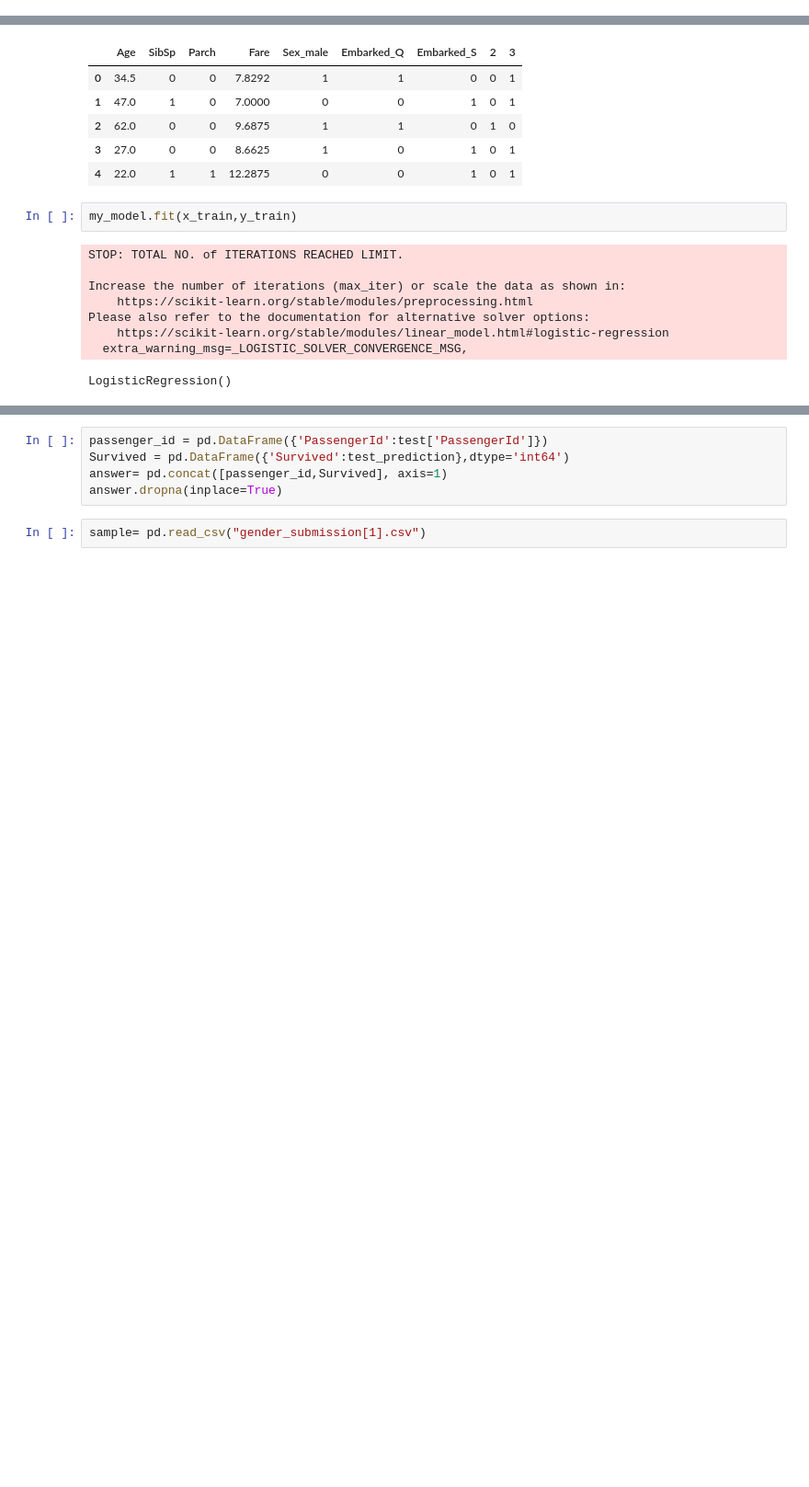
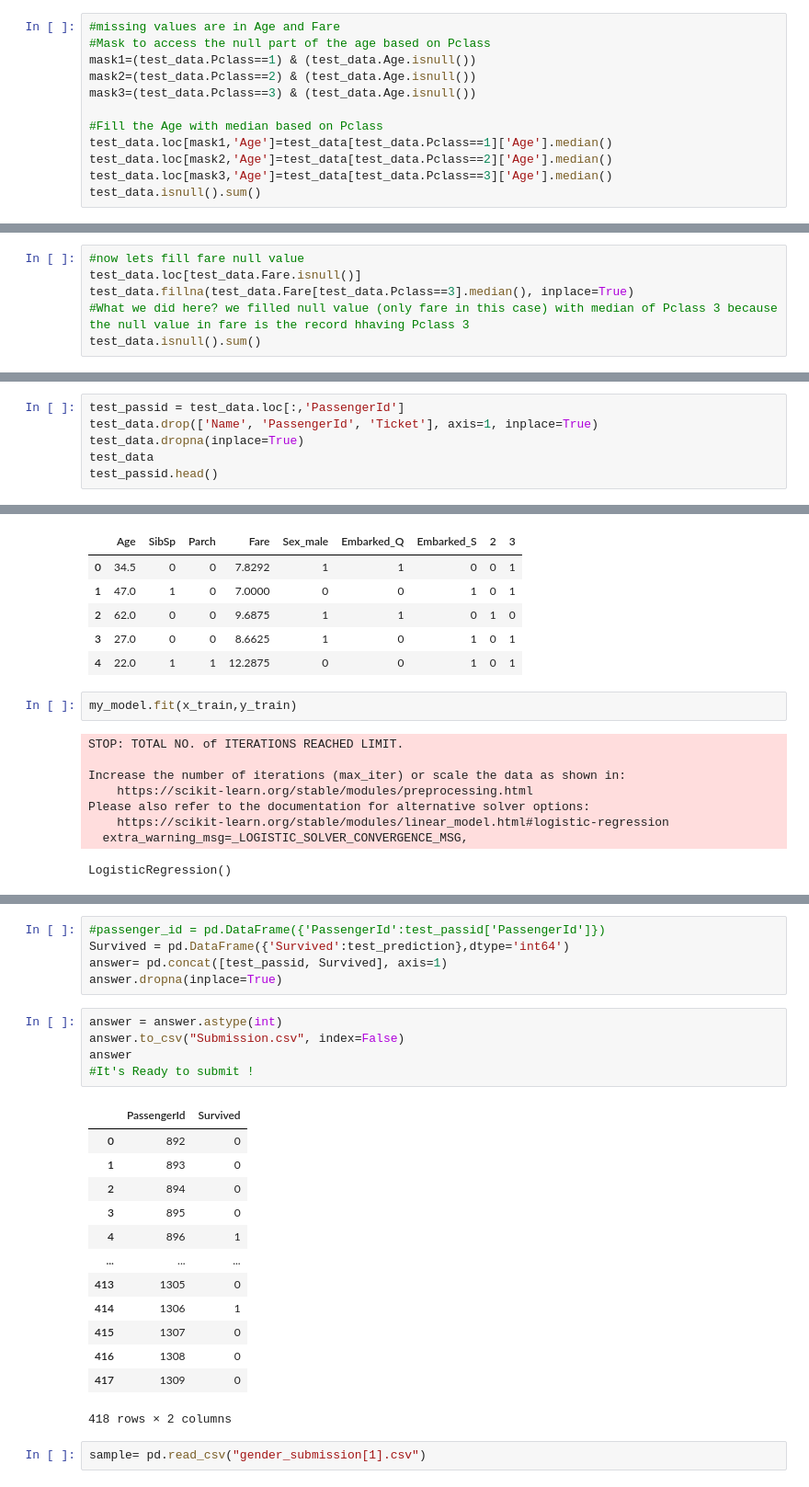
Before and after one commit to MrVersatile007/Kaggle-Titanic, a Jupyter notebook: Titanic_Project.ipynb, the cells around one changed output, grey strips where cells are left out. Shown at 92% size. Saved outputs shown, nothing was run; the diff lists cells and outputs as text; blank space fills up the shorter version.

```diff
--- a/Titanic_Project.ipynb
+++ b/Titanic_Project.ipynb
@@ -286,0 +316,12 @@ test_data.dropna(inplace=True)
+# %%
+#missing values are in Age and Fare
+#Mask to access the null part of the age based on Pclass
+mask1=(test_data.Pclass==1) & (test_data.Age.isnull())
+mask2=(test_data.Pclass==2) & (test_data.Age.isnull())
+mask3=(test_data.Pclass==3) & (test_data.Age.isnull())
+
+#Fill the Age with median based on Pclass
+test_data.loc[mask1,'Age']=test_data[test_data.Pclass==1]['Age'].median()
+test_data.loc[mask2,'Age']=test_data[test_data.Pclass==2]['Age'].median()
+test_data.loc[mask3,'Age']=test_data[test_data.Pclass==3]['Age'].median()
+test_data.isnull().sum()
@@ -286,0 +340,6 @@ test_data.dropna(inplace=True)
+# %%
+#now lets fill fare null value
+test_data.loc[test_data.Fare.isnull()]
+test_data.fillna(test_data.Fare[test_data.Pclass==3].median(), inplace=True)
+#What we did here? we filled null value (only fare in this case) with median of Pclass 3 because the null value in fare is the record hhaving Pclass 3
+test_data.isnull().sum()
@@ -286,0 +358,6 @@ test_data.dropna(inplace=True)
+# %%
+test_passid = test_data.loc[:,'PassengerId']
+test_data.drop(['Name', 'PassengerId', 'Ticket'], axis=1, inplace=True)
+test_data.dropna(inplace=True)
+test_data
+test_passid.head()
@@ -333,7 +420,26 @@ array([0, 0, 0, 0, 1, 0, 1, 0, 1, 0, 0, 1, 0, 1, 1, 0, 0, 1, 1, 0, 0, 1,
 # %%
-passenger_id = pd.DataFrame({'PassengerId':test['PassengerId']})
+#passenger_id = pd.DataFrame({'PassengerId':test_passid['PassengerId']})
 Survived = pd.DataFrame({'Survived':test_prediction},dtype='int64')
-answer= pd.concat([passenger_id,Survived], axis=1)
+answer= pd.concat([test_passid, Survived], axis=1)
 answer.dropna(inplace=True)
+# %%
+answer = answer.astype(int)
+answer.to_csv("Submission.csv", index=False)
+answer
+#It's Ready to submit !
+# %% [output]
+|  | PassengerId | Survived |
+| 0 | 892 | 0 |
+| 1 | 893 | 0 |
+| 2 | 894 | 0 |
+| 3 | 895 | 0 |
+| 4 | 896 | 1 |
+| ... | ... | ... |
+| 413 | 1305 | 0 |
+| 414 | 1306 | 1 |
+| 415 | 1307 | 0 |
+| 416 | 1308 | 0 |
+| 417 | 1309 | 0 |
+418 rows × 2 columns
 # %%
 sample= pd.read_csv("gender_submission[1].csv")
```
Also changed, not shown: parts of 18 cells of this notebook.
